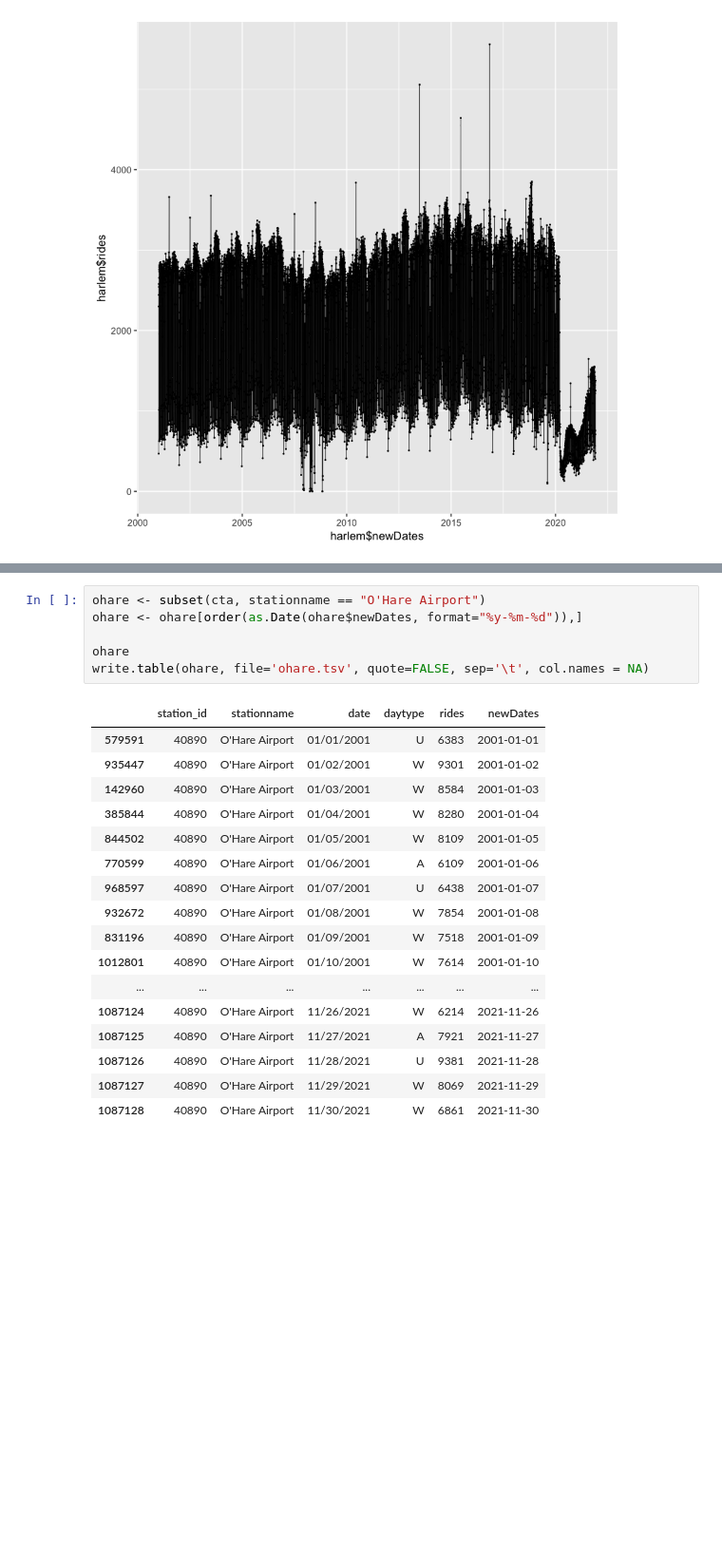
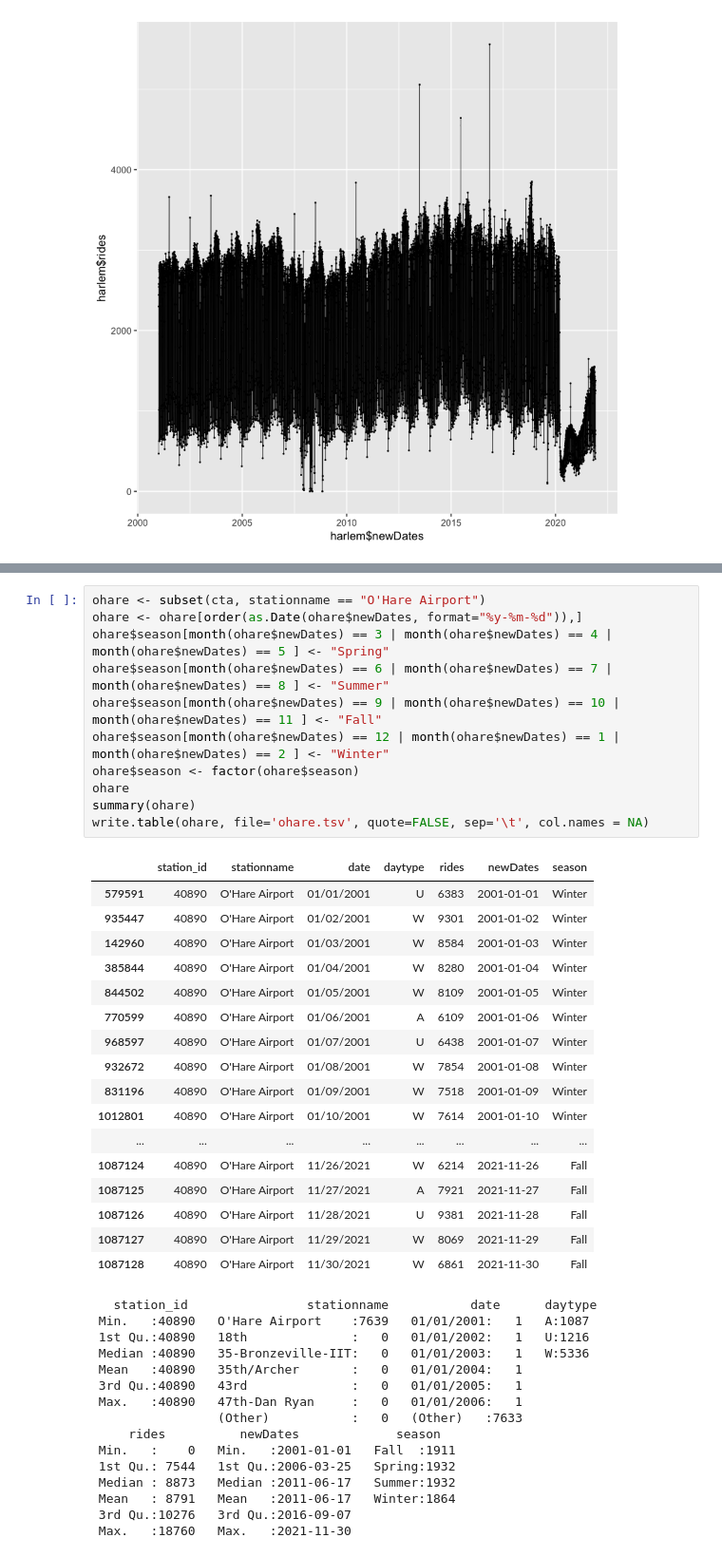
Before and after one commit to kaowayne8/424_CTA_STOP, a Jupyter notebook: TestR.ipynb, the cells around one changed output, grey strips where cells are left out. Shown at 95% size. Drawn from its saved outputs; the diff is of its cells as text; blank space fills up the shorter version.

```diff
--- a/TestR.ipynb
+++ b/TestR.ipynb
@@ -197,24 +196,44 @@ uic
 # %%
 ohare <- subset(cta, stationname == "O'Hare Airport")
 ohare <- ohare[order(as.Date(ohare$newDates, format="%y-%m-%d")),]
-
+ohare$season[month(ohare$newDates) == 3 | month(ohare$newDates) == 4 | month(ohare$newDates) == 5 ] <- "Spring"
+ohare$season[month(ohare$newDates) == 6 | month(ohare$newDates) == 7 | month(ohare$newDates) == 8 ] <- "Summer"
+ohare$season[month(ohare$newDates) == 9 | month(ohare$newDates) == 10 | month(ohare$newDates) == 11 ] <- "Fall"
+ohare$season[month(ohare$newDates) == 12 | month(ohare$newDates) == 1 | month(ohare$newDates) == 2 ] <- "Winter"
+ohare$season <- factor(ohare$season)
 ohare
+summary(ohare)
 write.table(ohare, file='ohare.tsv', quote=FALSE, sep='\t', col.names = NA)
 # %% [output]
-|  | station_id | stationname | date | daytype | rides | newDates |
-| 579591 | 40890 | O'Hare Airport | 01/01/2001 | U | 6383 | 2001-01-01 |
-| 935447 | 40890 | O'Hare Airport | 01/02/2001 | W | 9301 | 2001-01-02 |
-| 142960 | 40890 | O'Hare Airport | 01/03/2001 | W | 8584 | 2001-01-03 |
-| 385844 | 40890 | O'Hare Airport | 01/04/2001 | W | 8280 | 2001-01-04 |
-| 844502 | 40890 | O'Hare Airport | 01/05/2001 | W | 8109 | 2001-01-05 |
-| 770599 | 40890 | O'Hare Airport | 01/06/2001 | A | 6109 | 2001-01-06 |
-| 968597 | 40890 | O'Hare Airport | 01/07/2001 | U | 6438 | 2001-01-07 |
-| 932672 | 40890 | O'Hare Airport | 01/08/2001 | W | 7854 | 2001-01-08 |
-| 831196 | 40890 | O'Hare Airport | 01/09/2001 | W | 7518 | 2001-01-09 |
-| 1012801 | 40890 | O'Hare Airport | 01/10/2001 | W | 7614 | 2001-01-10 |
-| ... | ... | ... | ... | ... | ... | ... |
-| 1087124 | 40890 | O'Hare Airport | 11/26/2021 | W | 6214 | 2021-11-26 |
-| 1087125 | 40890 | O'Hare Airport | 11/27/2021 | A | 7921 | 2021-11-27 |
-| 1087126 | 40890 | O'Hare Airport | 11/28/2021 | U | 9381 | 2021-11-28 |
-| 1087127 | 40890 | O'Hare Airport | 11/29/2021 | W | 8069 | 2021-11-29 |
-| 1087128 | 40890 | O'Hare Airport | 11/30/2021 | W | 6861 | 2021-11-30 |
+|  | station_id | stationname | date | daytype | rides | newDates | season |
+| 579591 | 40890 | O'Hare Airport | 01/01/2001 | U | 6383 | 2001-01-01 | Winter |
+| 935447 | 40890 | O'Hare Airport | 01/02/2001 | W | 9301 | 2001-01-02 | Winter |
+| 142960 | 40890 | O'Hare Airport | 01/03/2001 | W | 8584 | 2001-01-03 | Winter |
+| 385844 | 40890 | O'Hare Airport | 01/04/2001 | W | 8280 | 2001-01-04 | Winter |
+| 844502 | 40890 | O'Hare Airport | 01/05/2001 | W | 8109 | 2001-01-05 | Winter |
+| 770599 | 40890 | O'Hare Airport | 01/06/2001 | A | 6109 | 2001-01-06 | Winter |
+| 968597 | 40890 | O'Hare Airport | 01/07/2001 | U | 6438 | 2001-01-07 | Winter |
+| 932672 | 40890 | O'Hare Airport | 01/08/2001 | W | 7854 | 2001-01-08 | Winter |
+| 831196 | 40890 | O'Hare Airport | 01/09/2001 | W | 7518 | 2001-01-09 | Winter |
+| 1012801 | 40890 | O'Hare Airport | 01/10/2001 | W | 7614 | 2001-01-10 | Winter |
+| ... | ... | ... | ... | ... | ... | ... | ... |
+| 1087124 | 40890 | O'Hare Airport | 11/26/2021 | W | 6214 | 2021-11-26 | Fall |
+| 1087125 | 40890 | O'Hare Airport | 11/27/2021 | A | 7921 | 2021-11-27 | Fall |
+| 1087126 | 40890 | O'Hare Airport | 11/28/2021 | U | 9381 | 2021-11-28 | Fall |
+| 1087127 | 40890 | O'Hare Airport | 11/29/2021 | W | 8069 | 2021-11-29 | Fall |
+| 1087128 | 40890 | O'Hare Airport | 11/30/2021 | W | 6861 | 2021-11-30 | Fall |
+   station_id                stationname           date      daytype
+ Min.   :40890   O'Hare Airport    :7639   01/01/2001:   1   A:1087
+ 1st Qu.:40890   18th              :   0   01/01/2002:   1   U:1216
+ Median :40890   35-Bronzeville-IIT:   0   01/01/2003:   1   W:5336
+ Mean   :40890   35th/Archer       :   0   01/01/2004:   1
+ 3rd Qu.:40890   43rd              :   0   01/01/2005:   1
+ Max.   :40890   47th-Dan Ryan     :   0   01/01/2006:   1
+                 (Other)           :   0   (Other)   :7633
+     rides          newDates             season
+ Min.   :    0   Min.   :2001-01-01   Fall  :1911
+ 1st Qu.: 7544   1st Qu.:2006-03-25   Spring:1932
+ Median : 8873   Median :2011-06-17   Summer:1932
+ Mean   : 8791   Mean   :2011-06-17   Winter:1864
+ 3rd Qu.:10276   3rd Qu.:2016-09-07
+ Max.   :18760   Max.   :2021-11-30
```
Also changed, not shown: parts of 20 cells of this notebook, 4 other files.
